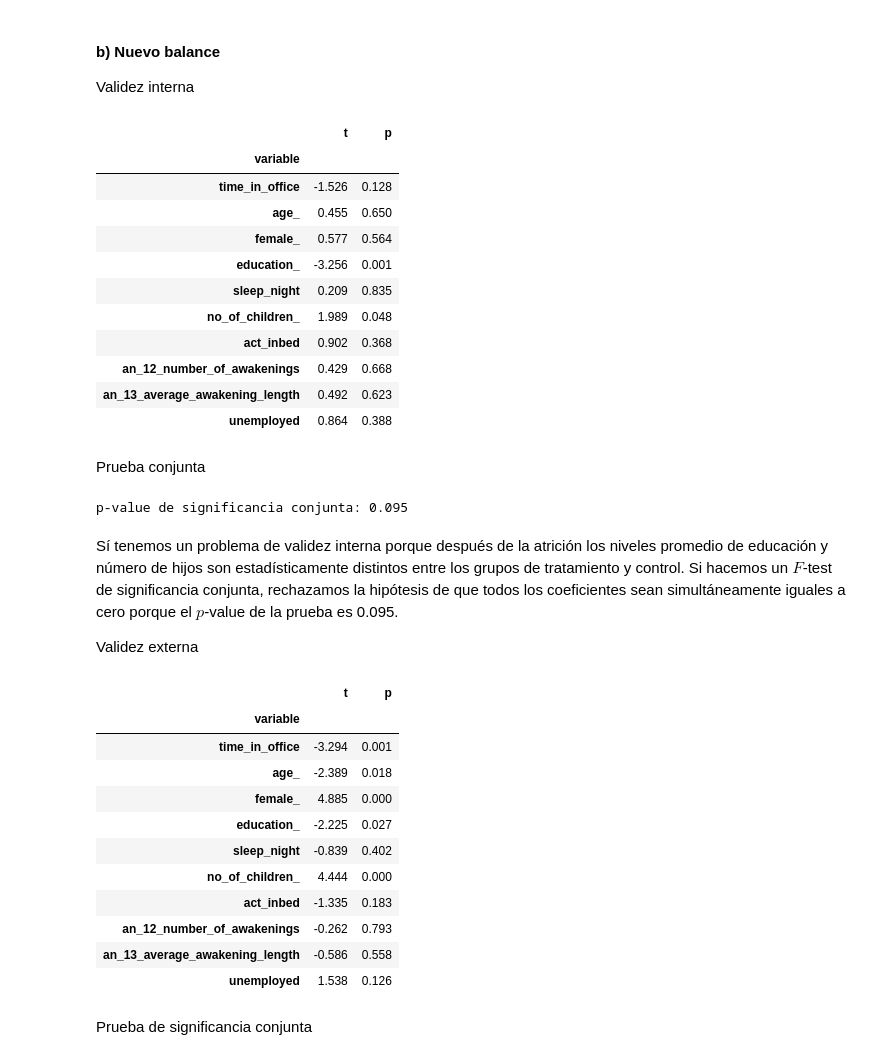
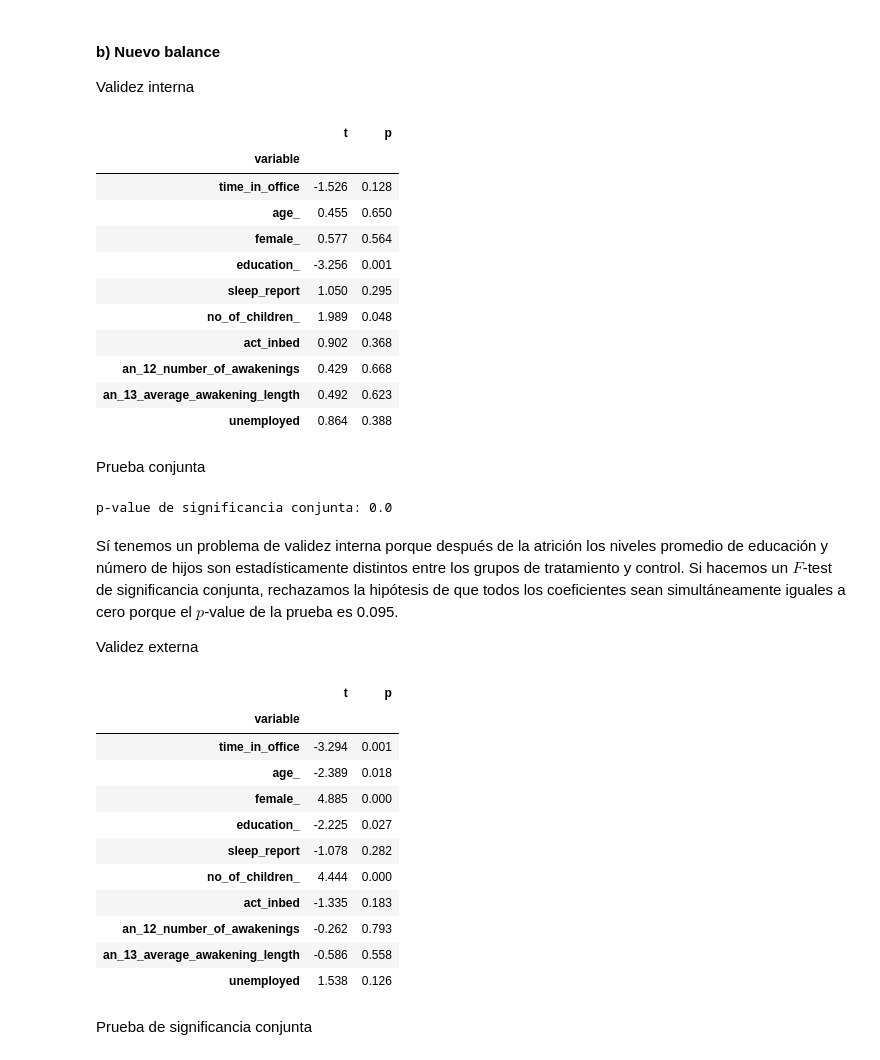
Before and after one commit to ArturoSbr/EmtrAp-hw01, a Jupyter notebook: cod/main.ipynb, the cells around one changed output. Cells and saved outputs as stored; diff of their text form; code cells hidden in the pictures.

```diff
--- a/cod/main.ipynb
+++ b/cod/main.ipynb
@@ -448,27 +446,27 @@ t.round(2)
 Validez interna
 # %%
 # Variables dependientes
-X = ['time_in_office','age_','female_','education_','sleep_night','no_of_children_','act_inbed',
+X = ['time_in_office','age_','female_','education_','sleep_report','no_of_children_','act_inbed',
      'an_12_number_of_awakenings','an_13_average_awakening_length','unemployed']
 
 # Tabla de balance
 d = []
 for x in X:
     b, a = d1[d1['drop_indicator'].eq(0)].groupby('T_nap')[x].apply(np.array)
     test = stats.ttest_ind(a=a, b=b, equal_var=False, nan_policy='omit')
     d.append([x] + list(test))
 
 # A tabla
 t = pd.DataFrame(data=d, columns=['variable','t','p']).set_index('variable')
 t.round(3)
 # %% [output]
 |  | t | p |
 | variable |  |  |
 | time_in_office | -1.526 | 0.128 |
 | age_ | 0.455 | 0.650 |
 | female_ | 0.577 | 0.564 |
 | education_ | -3.256 | 0.001 |
-| sleep_night | 0.209 | 0.835 |
+| sleep_report | 1.050 | 0.295 |
 | no_of_children_ | 1.989 | 0.048 |
 | act_inbed | 0.902 | 0.368 |
 | an_12_number_of_awakenings | 0.429 | 0.668 |
@@ -484,7 +482,7 @@ m = OLS(endog=d2.loc[d2['drop_indicator'].eq(0), 'T_nap'],
         missing='drop').fit(cov_type='HC0')
 print(f'p-value de significancia conjunta: {round(m.f_pvalue.item(), 3)}')
 # %% [output]
-p-value de significancia conjunta: 0.095
+p-value de significancia conjunta: 0.0
 # %% [markdown]
 Sí tenemos un problema de validez interna porque después de la atrición los niveles promedio de educación y número de hijos son estadísticamente distintos entre los grupos de tratamiento y control. Si hacemos un $F$-test de significancia conjunta, rechazamos la hipótesis de que todos los coeficientes sean simultáneamente iguales a cero porque el $p$-value de la prueba es 0.095.
 
@@ -507,7 +505,7 @@ t.round(3)
 | age_ | -2.389 | 0.018 |
 | female_ | 4.885 | 0.000 |
 | education_ | -2.225 | 0.027 |
-| sleep_night | -0.839 | 0.402 |
+| sleep_report | -1.078 | 0.282 |
 | no_of_children_ | 4.444 | 0.000 |
 | act_inbed | -1.335 | 0.183 |
 | an_12_number_of_awakenings | -0.262 | 0.793 |
```
Also changed, not shown: parts of 3 cells of this notebook.
